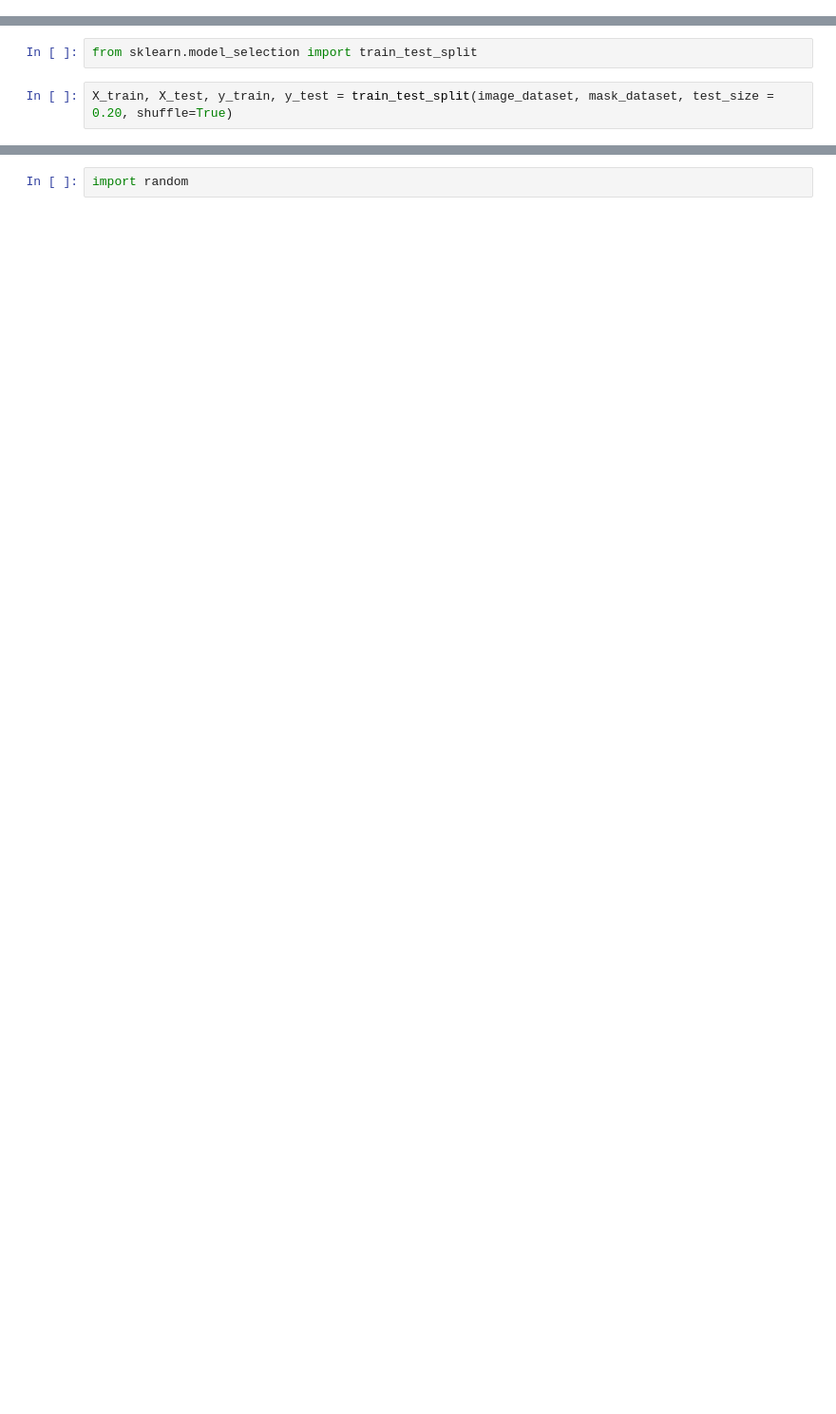
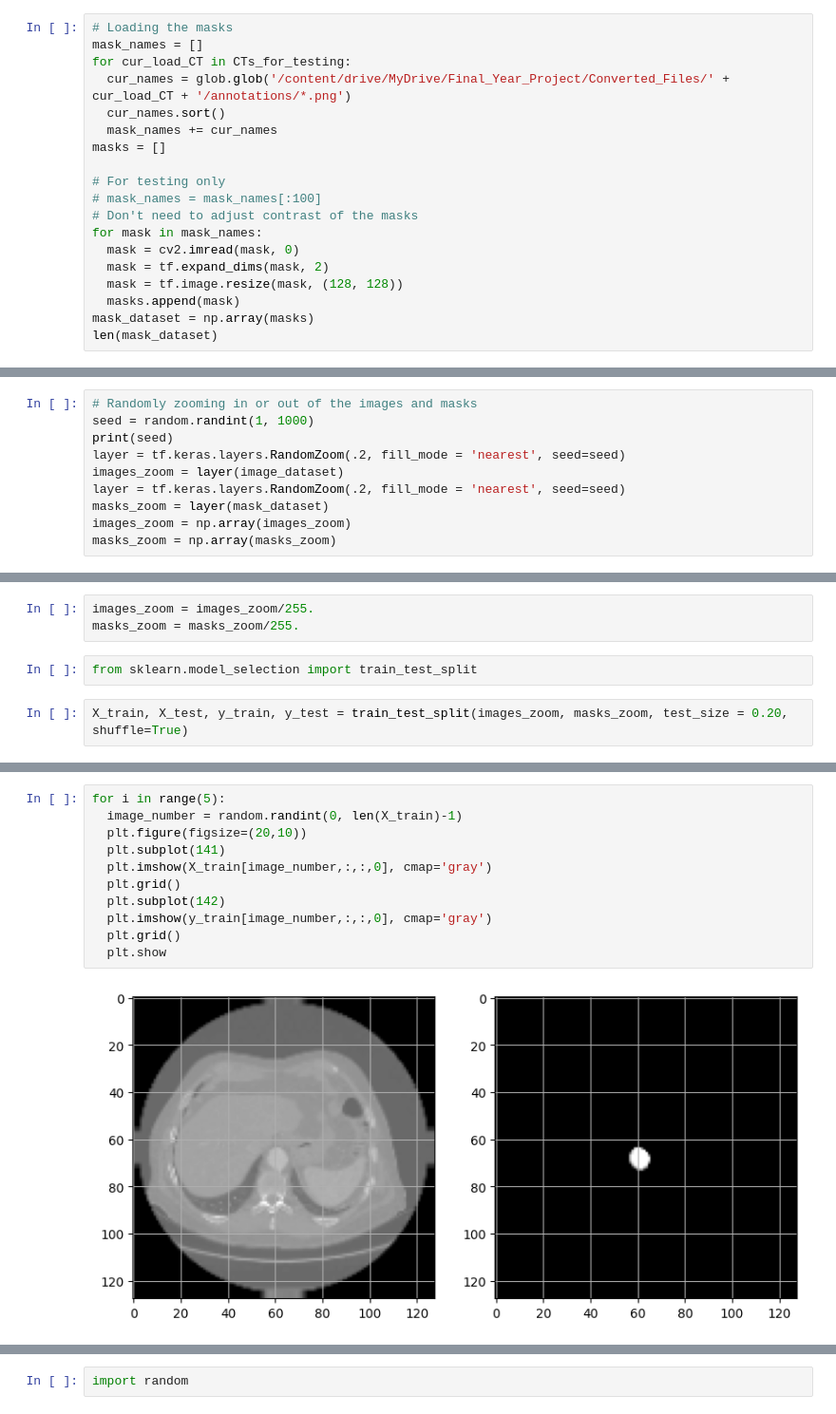
Before and after one commit to fionnwhelan/Aorta_Segmentation, a Jupyter notebook: CT_Segmentation_Greyscale.ipynb, the cells around one changed output, grey strips where cells are left out. Shown at 95% size. Drawn from its saved outputs; the diff is of its cells as text; blank space fills up the shorter version.

```diff
--- a/CT_Segmentation_Greyscale.ipynb
+++ b/CT_Segmentation_Greyscale.ipynb
@@ -102,0 +297,19 @@ plt.show()
+# %%
+# Loading the masks
+mask_names = []
+for cur_load_CT in CTs_for_testing:
+  cur_names = glob.glob('/content/drive/MyDrive/Final_Year_Project/Converted_Files/' + cur_load_CT + '/annotations/*.png')
+  cur_names.sort()
+  mask_names += cur_names
+masks = []
+
+# For testing only
+# mask_names = mask_names[:100]
+# Don't need to adjust contrast of the masks
+for mask in mask_names:
+  mask = cv2.imread(mask, 0)
+  mask = tf.expand_dims(mask, 2)
+  mask = tf.image.resize(mask, (128, 128))
+  masks.append(mask)
+mask_dataset = np.array(masks)
+len(mask_dataset)
@@ -102,0 +318,10 @@ plt.show()
+# %%
+# Randomly zooming in or out of the images and masks
+seed = random.randint(1, 1000)
+print(seed)
+layer = tf.keras.layers.RandomZoom(.2, fill_mode = 'nearest', seed=seed)
+images_zoom = layer(image_dataset)
+layer = tf.keras.layers.RandomZoom(.2, fill_mode = 'nearest', seed=seed)
+masks_zoom = layer(mask_dataset)
+images_zoom = np.array(images_zoom)
+masks_zoom = np.array(masks_zoom)
@@ -126,4 +340,7 @@ plt.show()
+# %%
+images_zoom = images_zoom/255.
+masks_zoom = masks_zoom/255.
 # %%
 from sklearn.model_selection import train_test_split
 # %%
-X_train, X_test, y_train, y_test = train_test_split(image_dataset, mask_dataset, test_size = 0.20, shuffle=True)
+X_train, X_test, y_train, y_test = train_test_split(images_zoom, masks_zoom, test_size = 0.20, shuffle=True)
@@ -129,0 +351,13 @@ X_train, X_test, y_train, y_test = train_test_split(image_dataset, mask_dataset,
+# %%
+for i in range(5):
+  image_number = random.randint(0, len(X_train)-1)
+  plt.figure(figsize=(20,10))
+  plt.subplot(141)
+  plt.imshow(X_train[image_number,:,:,0], cmap='gray')
+  plt.grid()
+  plt.subplot(142)
+  plt.imshow(y_train[image_number,:,:,0], cmap='gray')
+  plt.grid()
+  plt.show
+# %% [output]
+[figure, added]
```
Also changed, not shown: parts of 138 cells of this notebook.
